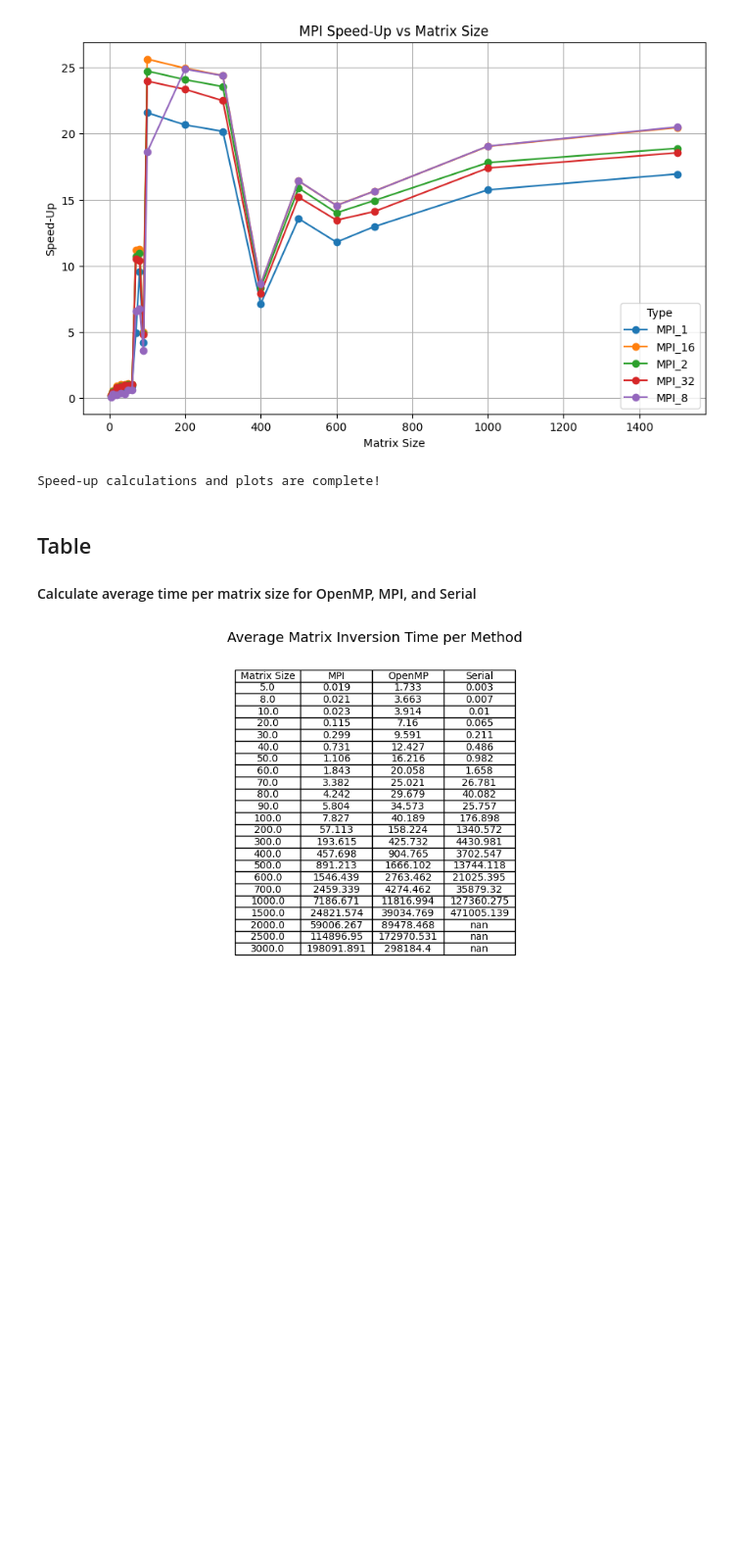
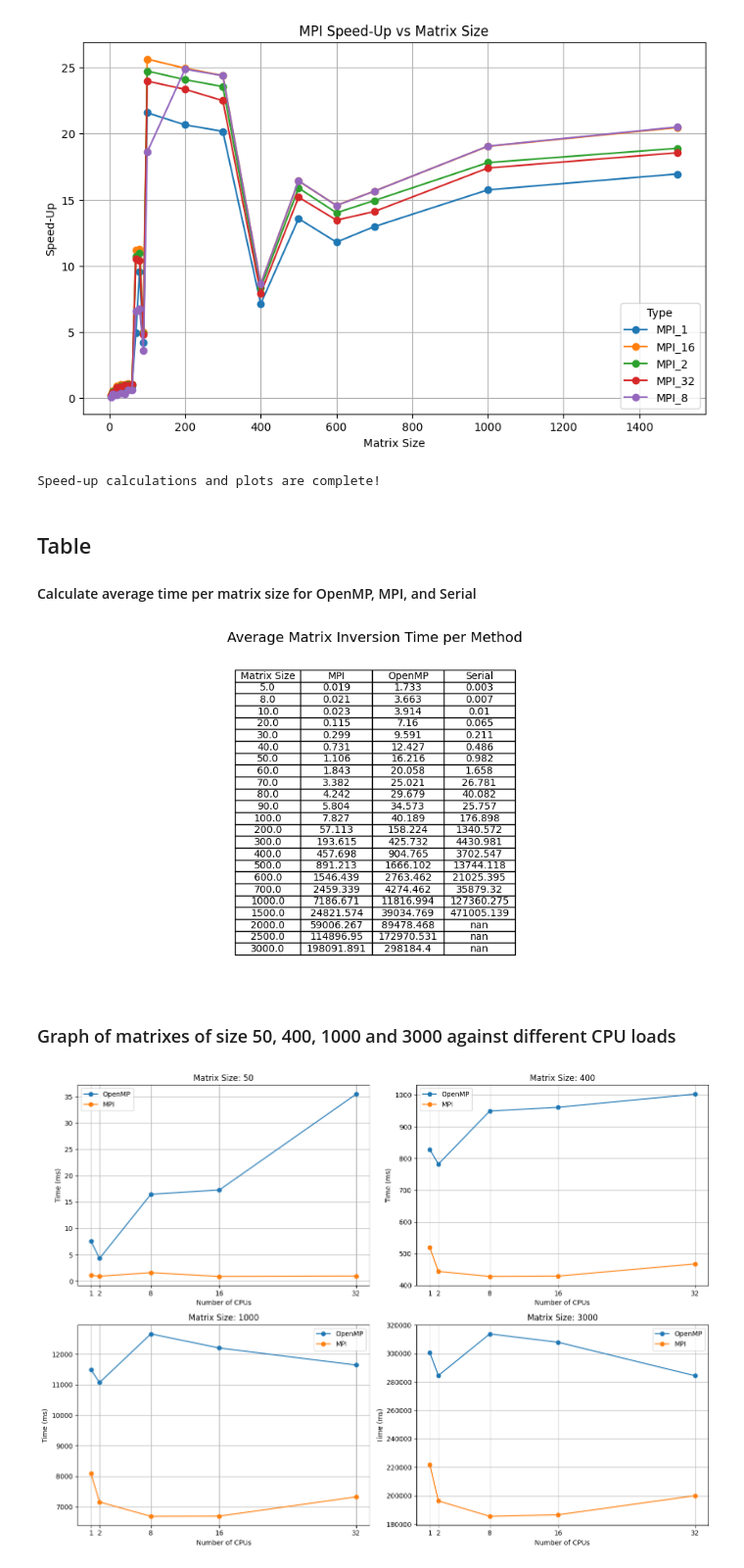
Before and after one commit to Adarsh-Johny/HPC.ParallelMatrixInversion, a Jupyter notebook: Metrics/calculate_performance_metrics.ipynb, the cells around one changed output. Shown at 98% size. Saved outputs shown, nothing was run; the diff lists cells and outputs as text; code cells hidden in the pictures; blank space fills up the shorter version.

```diff
--- a/Metrics/calculate_performance_metrics.ipynb
+++ b/Metrics/calculate_performance_metrics.ipynb
@@ -676,3 +676,68 @@ def plot_average_table(data):
 plot_average_table(average_table)
 # %% [output]
 [figure]
+# %% [markdown]
+### Graph of matrixes of size 50, 400, 1000 and 3000 against different CPU loads
+# %%
+import pandas as pd
+import matplotlib.pyplot as plt
+
+# File paths
+file_paths = {
+    "OpenMP_1": "Comparison_modified_data/1.csv",
+    "OpenMP_2": "Comparison_modified_data/2.csv",
+    "OpenMP_8": "Comparison_modified_data/8.csv",
+    "OpenMP_16": "Comparison_modified_data/16.csv",
+    "OpenMP_32": "Comparison_modified_data/32.csv",
+    "MPI_1": "Comparison_modified_data/mpi_1.csv",
+    "MPI_2": "Comparison_modified_data/mpi_2.csv",
+    "MPI_8": "Comparison_modified_data/mpi_8.csv",
+    "MPI_16": "Comparison_modified_data/mpi_16.csv",
+    "MPI_32": "Comparison_modified_data/mpi_32.csv",
+}
+
+# CPU counts for OpenMP and MPI
+cpu_counts = [1, 2, 8, 16, 32]
+
+matrix_sizes = [50, 400, 1000, 3000]
+
+def load_data(file_path, matrix_sizes):
+    df = pd.read_csv(file_path)
+    return df[df['Matrix Size'].isin(matrix_sizes)]
+
+data = {'OpenMP': {}, 'MPI': {}}
+for key, path in file_paths.items():
+    impl = "MPI" if "MPI" in key else "OpenMP"
+    ncpus = int(key.split("_")[-1])
+    data[impl][ncpus] = load_data(path, matrix_sizes)
+fig, axes = plt.subplots(2, 2, figsize=(14, 10))
+axes = axes.flatten()
+
+for i, size in enumerate(matrix_sizes):
+    ax = axes[i]
+    for impl, impl_data in data.items():
+        times = []
+        for ncpus in cpu_counts:
+            try:
+                time = impl_data[ncpus][impl_data[ncpus]['Matrix Size'] == size]['Time (ms)'].values[0]
+            except (KeyError, IndexError):
+                time = None  # Use None or NaN for missing data
+            times.append(time)
+
+        # Filter out None values for plotting
+        valid_data = [(cpu, t) for cpu, t in zip(cpu_counts, times) if t is not None]
+        if valid_data:
+            valid_cpus, valid_times = zip(*valid_data)
+            ax.plot(valid_cpus, valid_times, marker='o', label=impl)
+
+    ax.set_title(f"Matrix Size: {size}")
+    ax.set_xlabel("Number of CPUs")
+    ax.set_ylabel("Time (ms)")
+    ax.set_xticks(cpu_counts)
+    ax.legend()
+    ax.grid(True)
+
+plt.tight_layout()
+plt.show()
+# %% [output]
+[figure, added]
```
Also changed, not shown: 1 other file.
